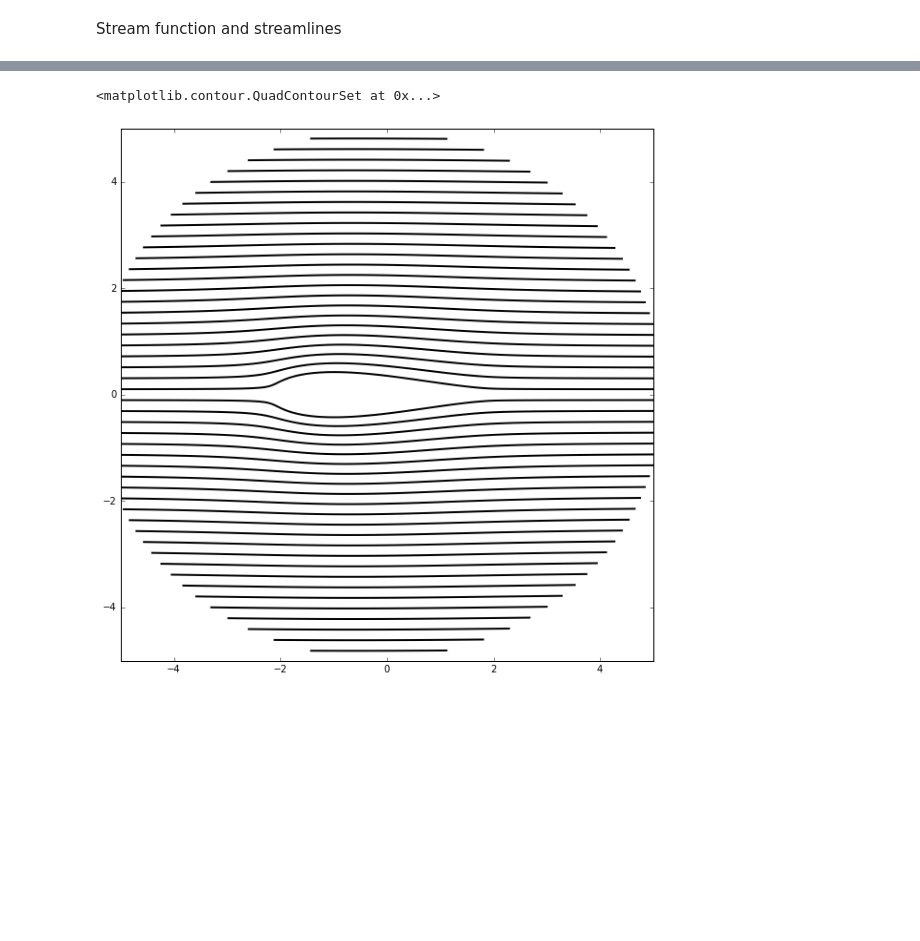
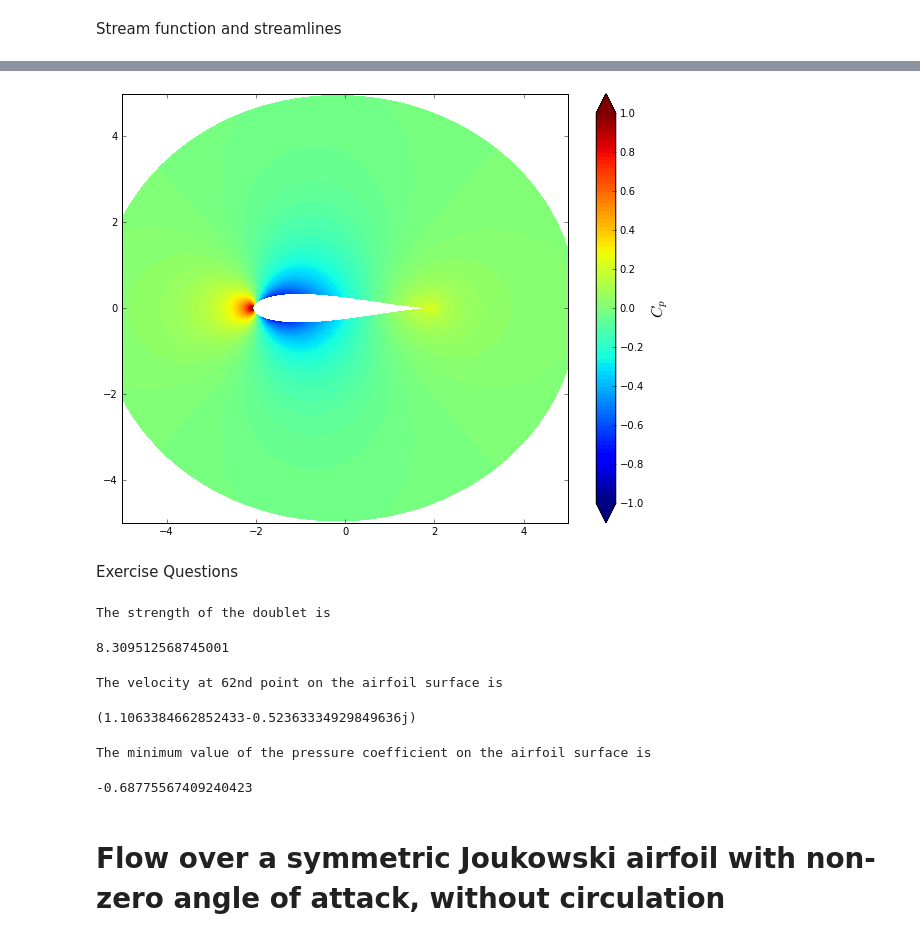
Before and after one commit to cinozeng/mae6226-work, a Jupyter notebook: HW2.ipynb, the cells around one changed output, grey strips where cells are left out. Cells and saved outputs as stored; diff of their text form; code cells hidden in the pictures; blank space fills up the shorter version.

```diff
--- a/HW2.ipynb
+++ b/HW2.ipynb
@@ -158,7 +137,7 @@ pt.scatter(xi.real, xi.imag)
 Stream function and streamlines
 # %%
 u_inf = 1
-kappa = 2*np.pi*(0.15+c)**2*u_inf
+kappa = 2*np.pi*R**2*u_inf
 #For cylinder radius Radius, a doublet of strength kappa is needed.
 x_doublet, y_doublet = -0.15, 0
 # %%
@@ -193,0 +200,14 @@ pt.contour(z.real, z.imag, psi, levels = np.linspace(-10,10,100), colors='Black'
+# %%
+w = (u-v*1j)/(1-(c/z)**2) # W(xi) according to the calculation
+import warnings
+warnings.filterwarnings('error')
+try:
+    warnings.warn(Warning())
+except Warning:
+    print('Note: Warning was raised as an exception.\n') #ignore warning for invalid value encountered in true_divide
+#plot the velocity vector on  plane
+size = 10
+pt.figure(figsize=(size, (y_end-y_start)/(x_end-x_start)*size))
+pt.xlim(x_start/2, x_end/2)
+pt.ylim(y_start/2, y_end/2)
+pt.quiver(xi.real[::3, ::3], xi.imag[::3, ::3], w.real[::3, ::3], -w.imag[::3, ::3], width=0.01, scale=6, units='xy', pivot='tip')
@@ -194,10 +233,36 @@ pt.contour(z.real, z.imag, psi, levels = np.linspace(-10,10,100), colors='Black'
 # %%
-# plot the streamlines on xi plane
+cp_xi = 1.0 - (w.real**2+w.imag**2)/u_inf**2
+#plot the pressure coeffient on xi plane
 size = 10
-pt.figure(figsize=(size, (y_end-y_start)/(x_end-x_start)*size))
+pt.figure(figsize=(size, (y_end-y_start)/(x_end-x_start)*size/1.3))
 pt.xlim(x_start, x_end)
 pt.ylim(y_start, y_end)
-pt.contour(xi.real, xi.imag, psi, levels = np.linspace(-10,10,100), colors='Black', linewidths=2, linestyles='solid')
+contourf = pt.contourf(xi.real, xi.imag, cp_xi, levels=np.linspace(-1, 1, 101), extend='both')
+cbar = pt.colorbar(contourf)
+cbar.set_label('$C_p$', fontsize=16)
+cbar.set_ticks(np.linspace(-1, 1, 11))
 # %% [output]
-<matplotlib.contour.QuadContourSet at 0x...>
-[figure, old version]
+[figure, new version]
+# %% [markdown]
+Exercise Questions
+# %%
+print('The strength of the doublet is')
+kappa
+# %% [output]
+The strength of the doublet is
+8.309512568745001
+# %%
+print('The velocity at 62nd point on the airfoil surface is')
+w[61,0]
+# %% [output]
+The velocity at 62nd point on the airfoil surface is
+(1.1063384662852433-0.52363334929849636j)
+# %%
+print('The minimum value of the pressure coefficient on the airfoil surface is')
+cp_xi[0,0] = 1 #ignore cp_xi[0,0] when finding minimum value since by setting value 1, since value of cp_xi[0,0] is nan.
+np.amin(cp_xi)
+# %% [output]
+The minimum value of the pressure coefficient on the airfoil surface is
+-0.68775567409240423
+# %% [markdown]
+# Flow over a symmetric Joukowski airfoil with non-zero angle of attack, without circulation
```
Also changed, not shown: parts of 9 cells of this notebook.
